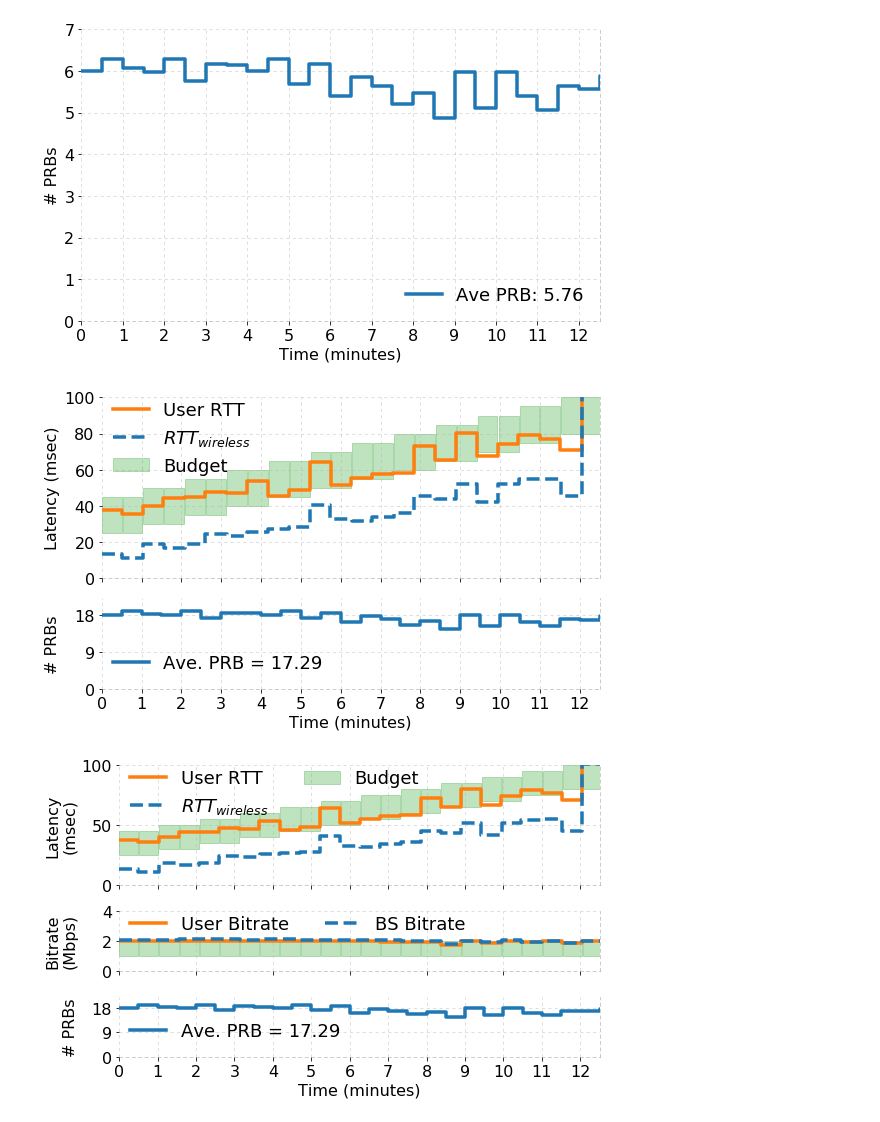
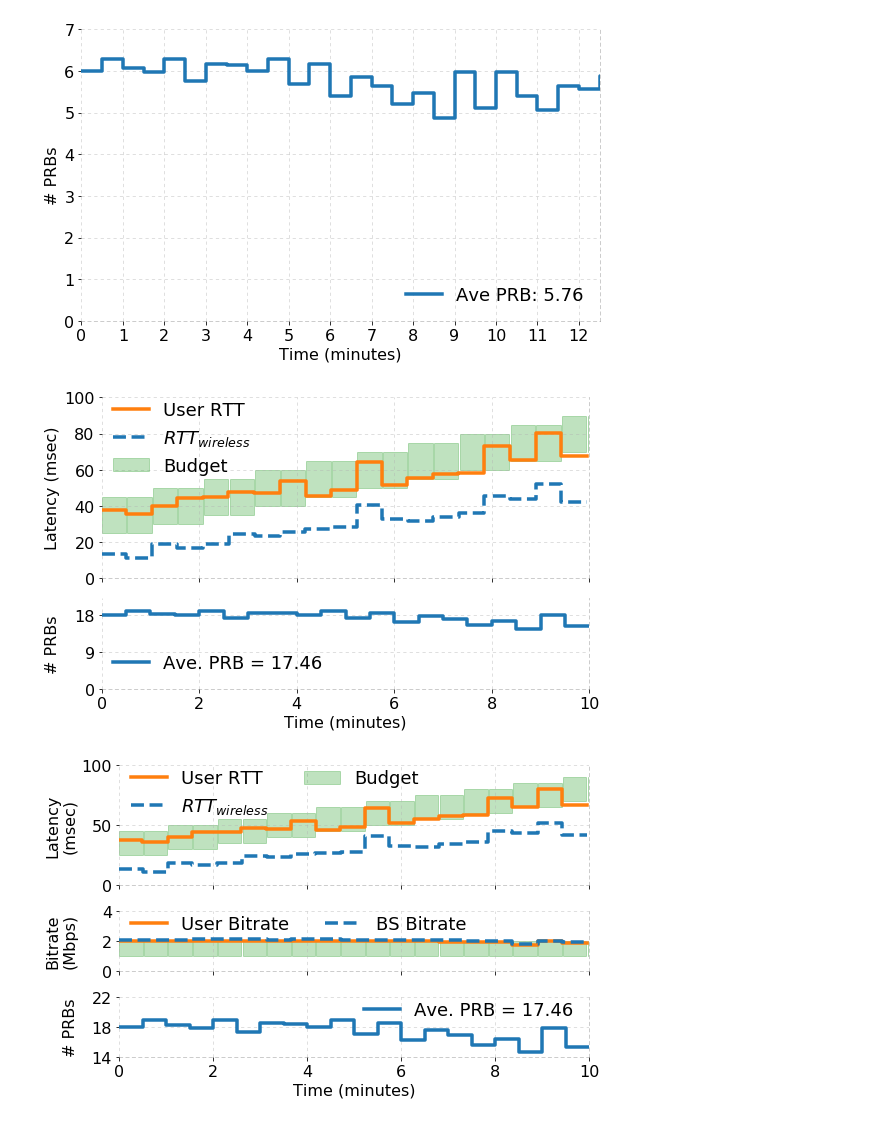
Before and after one commit to serhatarslan-hub/cell-order, a Jupyter notebook: analysis/cell-order-lat-eval-2.ipynb, the cells around one changed output. Saved outputs shown, nothing was run; the diff lists cells and outputs as text; code cells hidden in the pictures.

```diff
--- a/analysis/cell-order-lat-eval-2.ipynb
+++ b/analysis/cell-order-lat-eval-2.ipynb
@@ -19,7 +19,8 @@ FIG_SIZE = (8,5)
 FONT_SIZE = 16
 LINE_STYLE = (0,(4,4))
 LINE_WIDTH = 3.5
-SAVE_FIG = True
+SAVE_FIG = False
+X_MAX = 10 # Minutes to plot figures for
 
 RESERVATION = 'RES130780'
 exp_idx = '13min'
@@ -252,8 +259,8 @@ ax1.tick_params(axis='y', labelsize=FONT_SIZE)
 # ax1.tick_params(axis='x', labelsize=FONT_SIZE)
 ax1.get_xaxis().set_ticklabels([])
 ax1.set_ylim((0, 100))
-ax1.set_xlim([0,12.5])
-ax1.xaxis.set_ticks(np.arange(0, 13))
+ax1.set_xlim([0, X_MAX])
+# ax1.xaxis.set_ticks(np.arange(0, 13))
 
 ax1.legend(loc='upper left', frameon=False, fontsize=FONT_SIZE+2,
            bbox_to_anchor=[-0.01,1.07])
@@ -276,10 +283,12 @@ ax1.spines["bottom"].set_linestyle(LINE_STYLE)
 ax1.spines["bottom"].set_alpha(0.5)
 ax1.spines["bottom"].set_color('gray')
 
-ax2.step(np.insert(bs_data[active_slice]['ts_sec'] / 60, 0, 0),
-         np.insert(bs_data[active_slice]['n_rbgs'] * N_PRB_PER_RBG,
+ts_filter = bs_data[active_slice]['ts_sec'] < X_MAX * 60 + SLA_PERIOD
+
+ax2.step(np.insert(bs_data[active_slice]['ts_sec'][ts_filter] / 60, 0, 0),
+         np.insert(bs_data[active_slice]['n_rbgs'][ts_filter] * N_PRB_PER_RBG,
                    0, bs_data[active_slice]['n_rbgs'][0] * N_PRB_PER_RBG),
-         label='Ave. PRB = {:.2f}'.format(np.mean(bs_data[active_slice]['raw_n_rbgs'] * N_PRB_PER_RBG)),
+         label='Ave. PRB = {:.2f}'.format(np.mean(bs_data[active_slice]['n_rbgs'][ts_filter] * N_PRB_PER_RBG)),
          where='pre', linewidth=3.5, color='C0', linestyle='-')
 
 ax2.set_xlabel('Time (minutes)', fontsize=FONT_SIZE)
@@ -288,39 +297,39 @@ ax2.tick_params(axis='y', labelsize=FONT_SIZE)
 ax2.tick_params(axis='x', labelsize=FONT_SIZE)
 ax2.set_ylim((0, 22))
 ax2.yaxis.set_ticks(np.arange(0,22,9))
-ax2.set_xlim([0, 12.5])
-ax2.xaxis.set_ticks(np.arange(13))
+ax2.set_xlim([0, X_MAX])
+# ax2.xaxis.set_ticks(np.arange(13))
 
 ax2.legend(loc='lower left', frameon=False, fontsize=FONT_SIZE+2,
            bbox_to_anchor=[-0.01,0.0])
 
 ax2.grid(axis='both', alpha=0.5, linestyle=LINE_STYLE)
 
 ax2.spines['top'].set_visible(False)
 # plt.gca().spines['right'].set_visible(False)
 ax2.spines['left'].set_visible(False)
 ax2.spines["right"].set_linestyle(LINE_STYLE)
 ax2.spines["right"].set_alpha(0.5)
 ax2.spines["right"].set_color('gray')
 ax2.spines["left"].set_linestyle(LINE_STYLE)
 ax2.spines["left"].set_alpha(0.5)
 ax2.spines["left"].set_color('gray')
 ax2.spines["top"].set_linestyle(LINE_STYLE)
 ax2.spines["top"].set_alpha(0.5)
 ax2.spines["top"].set_color('gray')
 ax2.spines["bottom"].set_linestyle(LINE_STYLE)
 ax2.spines["bottom"].set_alpha(0.5)
 ax2.spines["bottom"].set_color('gray')
 
 f.tight_layout()
 f.align_ylabels()
 
 if SAVE_FIG:
     plt.savefig(reservation_out_dir + 'provider_vs_user_lat_and_prb.pdf')
 
 plt.show()
 # %% [output]
-[figure, old version]
+[figure, new version]
 # %%
 f, (ax1, ax2, ax3) = plt.subplots(3, 1, gridspec_kw={'height_ratios': [2, 1, 1]}, figsize=FIG_SIZE)
 
@@ -348,8 +357,8 @@ ax1.tick_params(axis='y', labelsize=FONT_SIZE)
 # ax1.tick_params(axis='x', labelsize=FONT_SIZE)
 ax1.get_xaxis().set_ticklabels([])
 ax1.set_ylim((0, 100))
-ax1.set_xlim([0,12.5])
-ax1.xaxis.set_ticks(np.arange(0, 13))
+ax1.set_xlim([0,X_MAX])
+# ax1.xaxis.set_ticks(np.arange(0, X_MAX+1))
 
 ax1.legend(loc='upper left', frameon=False, fontsize=FONT_SIZE+2, ncol=2,
            bbox_to_anchor=[-0.01,1.1])
@@ -357,7 +366,7 @@ ax1.legend(loc='upper left', frameon=False, fontsize=FONT_SIZE+2, ncol=2,
 ax1.grid(axis='both', alpha=0.5, linestyle=LINE_STYLE)
 
 ax1.spines['top'].set_visible(False)
-# plt.gca().spines['right'].set_visible(False)
+# ax1.spines['right'].set_visible(False)
 ax1.spines['left'].set_visible(False)
 ax1.spines["right"].set_linestyle(LINE_STYLE)
 ax1.spines["right"].set_alpha(0.5)
@@ -392,8 +401,8 @@ ax2.tick_params(axis='y', labelsize=FONT_SIZE)
 ax2.yaxis.set_ticks(np.arange(0,5,2))
 ax2.get_xaxis().set_ticklabels([])
 ax2.set_ylim((0, 4))
-ax2.set_xlim([0,12.5])
-# ax2.xaxis.set_ticks(np.arange(0, 13))
+ax2.set_xlim([0,X_MAX])
+# ax2.xaxis.set_ticks(np.arange(0, X_MAX+1))
 
 ax2.legend(loc='upper left', frameon=False, fontsize=FONT_SIZE+2, ncol = 3,
            bbox_to_anchor=[-0.01,1.2])
@@ -401,7 +410,7 @@ ax2.legend(loc='upper left', frameon=False, fontsize=FONT_SIZE+2, ncol = 3,
 ax2.grid(axis='both', alpha=0.5, linestyle=LINE_STYLE)
 
 ax2.spines['top'].set_visible(False)
-# plt.gca().spines['right'].set_visible(False)
+# ax2.spines['right'].set_visible(False)
 ax2.spines['left'].set_visible(False)
 ax2.spines["right"].set_linestyle(LINE_STYLE)
 ax2.spines["right"].set_alpha(0.5)
@@ -416,28 +425,30 @@ ax2.spines["bottom"].set_linestyle(LINE_STYLE)
 ax2.spines["bottom"].set_alpha(0.5)
 ax2.spines["bottom"].set_color('gray')
 
-ax3.step(np.insert(bs_data[active_slice]['ts_sec'] / 60, 0, 0),
-         np.insert(bs_data[active_slice]['n_rbgs'] * N_PRB_PER_RBG,
+ts_filter = bs_data[active_slice]['ts_sec'] < X_MAX * 60 + SLA_PERIOD
+
+ax3.step(np.insert(bs_data[active_slice]['ts_sec'][ts_filter] / 60, 0, 0),
+         np.insert(bs_data[active_slice]['n_rbgs'][ts_filter] * N_PRB_PER_RBG,
                    0, bs_data[active_slice]['n_rbgs'][0] * N_PRB_PER_RBG),
-         label='Ave. PRB = {:.2f}'.format(np.mean(bs_data[active_slice]['raw_n_rbgs'] * N_PRB_PER_RBG)),
+         label='Ave. PRB = {:.2f}'.format(np.mean(bs_data[active_slice]['n_rbgs'][ts_filter] * N_PRB_PER_RBG)),
          where='pre', linewidth=3.5, color='C0', linestyle='-')
 
 ax3.set_xlabel('Time (minutes)', fontsize=FONT_SIZE)
 ax3.set_ylabel('# PRBs', fontsize=FONT_SIZE)
 ax3.tick_params(axis='y', labelsize=FONT_SIZE)
 ax3.tick_params(axis='x', labelsize=FONT_SIZE)
-ax3.set_ylim((0, 22))
-ax3.yaxis.set_ticks(np.arange(0,22,9))
-ax3.set_xlim([0, 12.5])
-ax3.xaxis.set_ticks(np.arange(13))
+ax3.set_ylim((14, 22))
+ax3.yaxis.set_ticks(np.arange(14,24,4))
+ax3.set_xlim([0, X_MAX])
+# ax3.xaxis.set_ticks(np.arange(0, X_MAX+1))
 
-ax3.legend(loc='lower left', frameon=False, fontsize=FONT_SIZE+2,
-           bbox_to_anchor=[-0.01,0])
+ax3.legend(loc='upper right', frameon=False, fontsize=FONT_SIZE+2,
+           bbox_to_anchor=[1.0,1.2])
 
 ax3.grid(axis='both', alpha=0.5, linestyle=LINE_STYLE)
 
 ax3.spines['top'].set_visible(False)
-# plt.gca().spines['right'].set_visible(False)
+# ax3.spines['right'].set_visible(False)
 ax3.spines['left'].set_visible(False)
 ax3.spines["right"].set_linestyle(LINE_STYLE)
 ax3.spines["right"].set_alpha(0.5)
@@ -460,4 +471,4 @@ if SAVE_FIG:
 
 plt.show()
 # %% [output]
-[figure, old version]
+[figure, new version]
```
Also changed, not shown: parts of 3 cells of this notebook, 5 other files.
